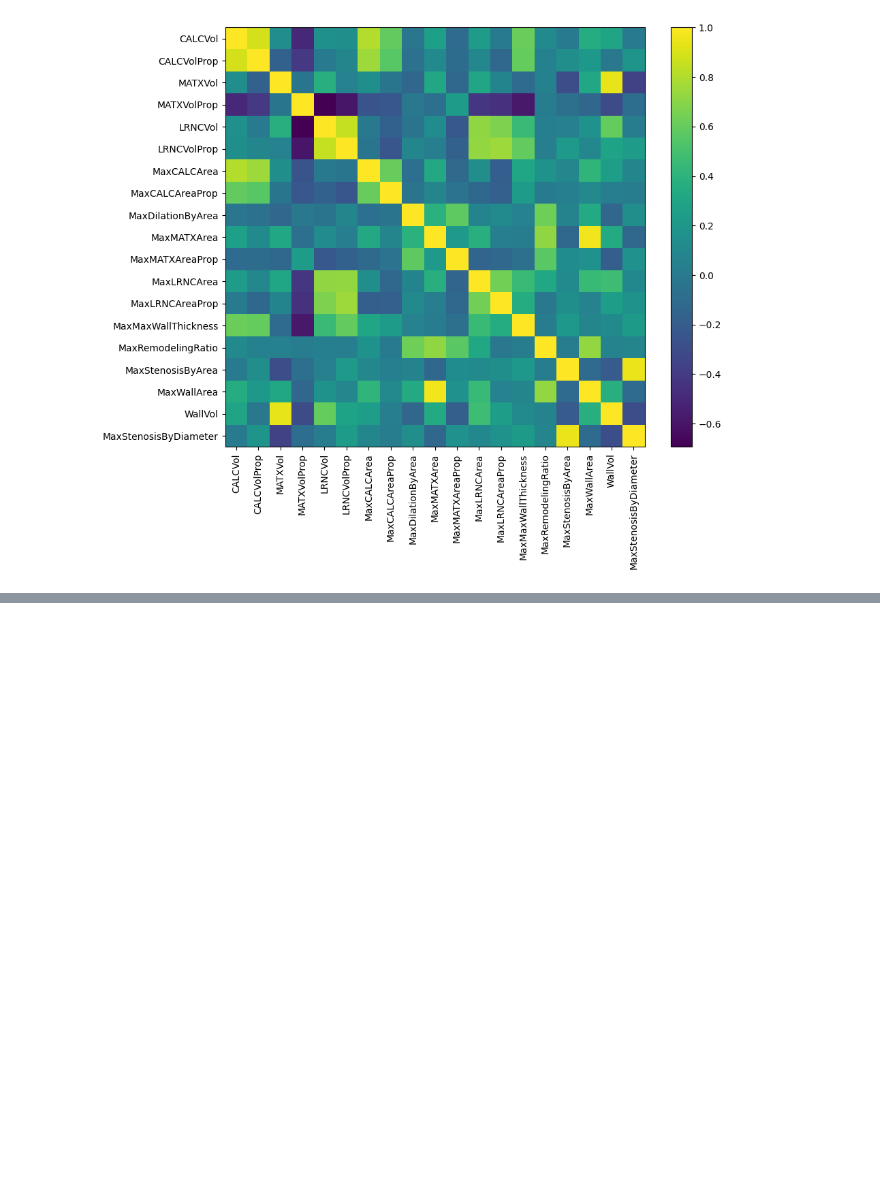
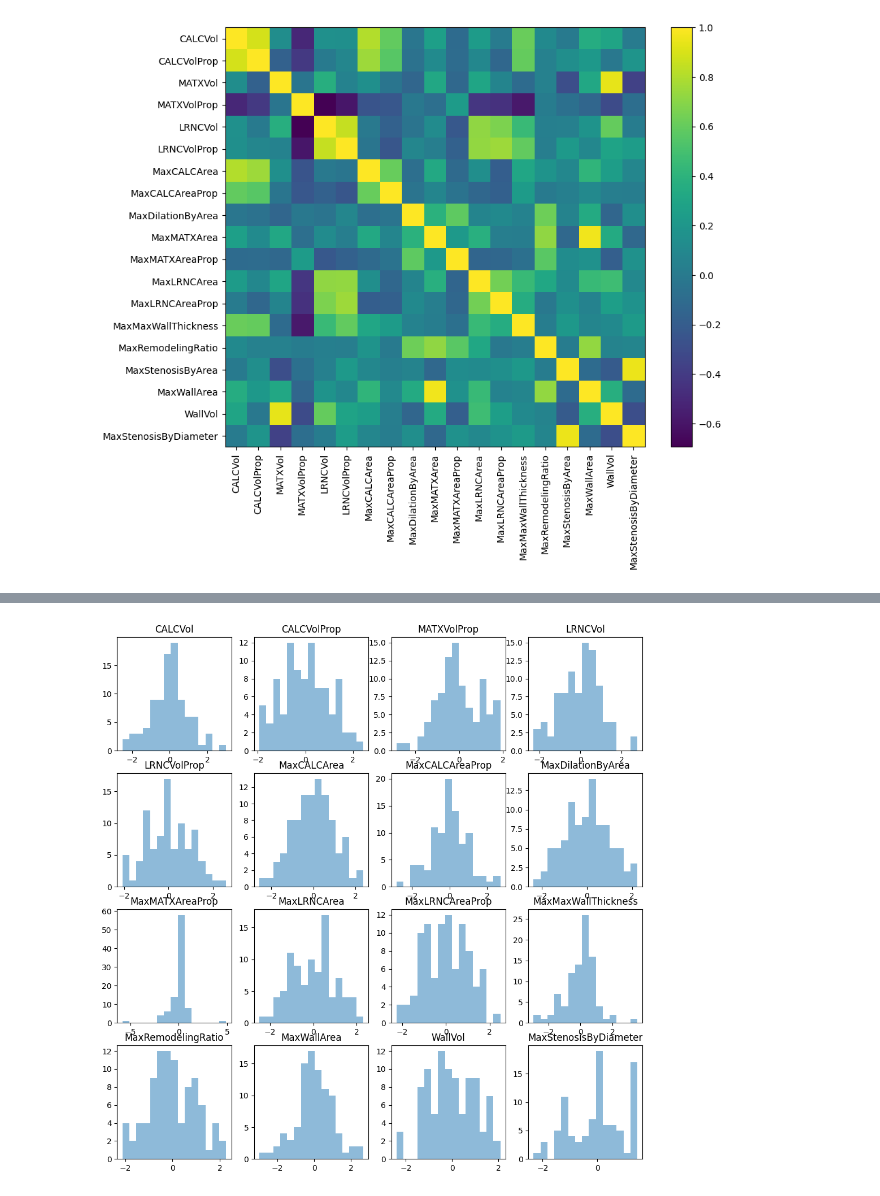
Before and after one commit to mru-data3464/w26, a Jupyter notebook: demo_code/01_stroke/strokedemo.ipynb, the cells around one changed output, grey strips where cells are left out. Cells and saved outputs as stored; diff of their text form; code cells hidden in the pictures; blank space fills up the shorter version.

```diff
--- a/demo_code/01_stroke/strokedemo.ipynb
+++ b/demo_code/01_stroke/strokedemo.ipynb
@@ -114,0 +147,10 @@ MaxStenosisByArea is correlated with MaxStenosisByDiameter
+# %%
+# Create a pipeline to normalize, then look at the histogram again
+# The power transformer also centres and normalizes
+pipeline = Pipeline(steps=[("powertransform", PowerTransformer("yeo-johnson"))])
+pipeline.fit(train[preds])
+train_p = pd.DataFrame(pipeline.transform(train[preds]), columns=preds)
+# %%
+plot_hists(preds, train_p)
+# %% [output]
+[figure, added]
```
Also changed, not shown: parts of 13 cells of this notebook, 3 other files.
